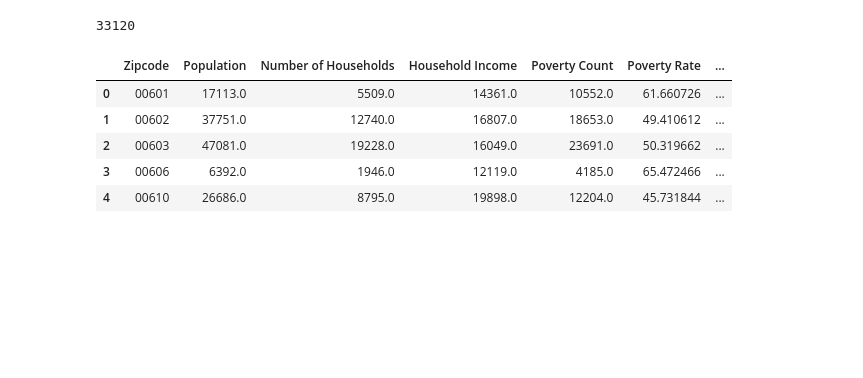
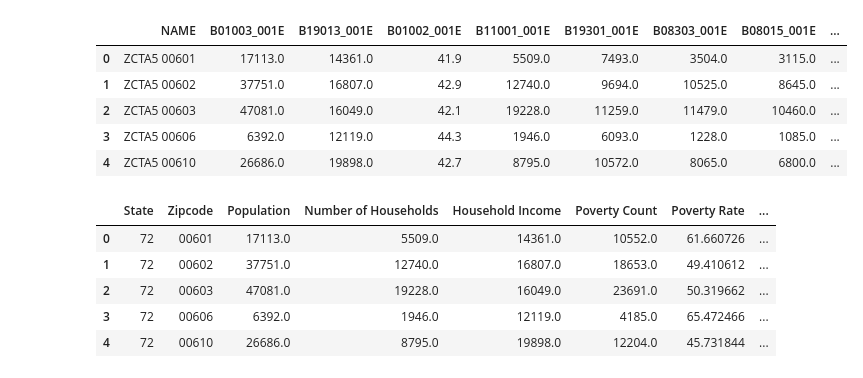
Before and after one commit to krissykodes/EVDisparity, a Jupyter notebook: EV_Disparity_hopeyoungblood/EVDisparity_hopeyoungblood.ipynb, the cells around one changed output. Cells and saved outputs as stored; diff of their text form; code cells hidden in the pictures; blank space fills up the shorter version.

Commit message:
census data

```diff
--- a/EV_Disparity_hopeyoungblood/EVDisparity_hopeyoungblood.ipynb
+++ b/EV_Disparity_hopeyoungblood/EVDisparity_hopeyoungblood.ipynb
@@ -29,43 +29,38 @@ c = Census(api_key, year=2019)
 # %%
 census_data = c.acs5.get(("NAME", "B01003_001E", "B19013_001E", "B01003_001E", "B01002_001E", "B11001_001E",
                           "B19301_001E", "B08303_001E", "B08015_001E",
                           "B17001_002E"), {'for': 'zip code tabulation area:*'})
 
-# Convert to DataFrame
+# # Convert to DataFrame
 census_pd = pd.DataFrame(census_data)
-
-# Column Reordering
-census_pd = census_pd.rename(columns={"B01003_001E": "Population",
-                                      "B11001_001E": "Number of Households",
-                                      "B19013_001E": "Household Income",
-#                                       "B19301_001E": "Per Capita Income",
-                                      "B17001_002E": "Poverty Count",
-                                      "B08303_001E": "Total Commute Time",
-                                      "B08015_001E": "Total Vehicles",
-                                      "NAME": "Name", "zip code tabulation area": "Zipcode"})
-# state =
-
-census_pd["Poverty Rate"] = 100 * \
-    census_pd["Poverty Count"].astype(
-        int) / census_pd["Population"].astype(int)
-
-census_pd["Average Vehicles per Household"] = census_pd["Total Vehicles"] / census_pd["Number of Households"]
-
-census_pd["Average Commute Time"] = census_pd["Total Commute Time"] / census_pd["Number of Households"]
-
-census_pd = census_pd[["Zipcode", "Population", "Number of Households",
-                       "Household Income", "Poverty Count", "Poverty Rate",
-                       "Total Commute Time", "Average Commute Time",
-                       "Total Vehicles", "Average Vehicles per Household"]]
-
-# Visualize
-print(len(census_pd))
 census_pd.head()
 # %% [output]
-33120
-|  | Zipcode | Population | Number of Households | Household Income | Poverty Count | Poverty Rate | ... |
-| 0 | 00601 | 17113.0 | 5509.0 | 14361.0 | 10552.0 | 61.660726 | ... |
-| 1 | 00602 | 37751.0 | 12740.0 | 16807.0 | 18653.0 | 49.410612 | ... |
-| 2 | 00603 | 47081.0 | 19228.0 | 16049.0 | 23691.0 | 50.319662 | ... |
-| 3 | 00606 | 6392.0 | 1946.0 | 12119.0 | 4185.0 | 65.472466 | ... |
-| 4 | 00610 | 26686.0 | 8795.0 | 19898.0 | 12204.0 | 45.731844 | ... |
+|  | NAME | B01003_001E | B19013_001E | B01002_001E | B11001_001E | B19301_001E | B08303_001E | B08015_001E | ... |
+| 0 | ZCTA5 00601 | 17113.0 | 14361.0 | 41.9 | 5509.0 | 7493.0 | 3504.0 | 3115.0 | ... |
+| 1 | ZCTA5 00602 | 37751.0 | 16807.0 | 42.9 | 12740.0 | 9694.0 | 10525.0 | 8645.0 | ... |
+| 2 | ZCTA5 00603 | 47081.0 | 16049.0 | 42.1 | 19228.0 | 11259.0 | 11479.0 | 10460.0 | ... |
+| 3 | ZCTA5 00606 | 6392.0 | 12119.0 | 44.3 | 1946.0 | 6093.0 | 1228.0 | 1085.0 | ... |
+| 4 | ZCTA5 00610 | 26686.0 | 19898.0 | 42.7 | 8795.0 | 10572.0 | 8065.0 | 6800.0 | ... |
+# %%
+# Column Reordering
+census_pd = census_pd.rename(columns={"NAME": "State",
+                                      "state": "State",
+                                      "B01003_001E": "Population",
+                                      "B11001_001E": "Number of Households",
+                                      "B19013_001E": "Household Income",
+#                                       "B19301_001E": "Per Capita Income",
+                                      "B17001_002E": "Poverty Count",
+                                      "B08303_001E": "Total Commute Time",
+                                      "B08015_001E": "Total Vehicles",
+                                      "NAME": "Name", "zip code tabulation area": "Zipcode"})
+
+
+
+census_pd.head()
+# %% [output]
+|  | State | Zipcode | Population | Number of Households | Household Income | Poverty Count | Poverty Rate | ... |
+| 0 | 72 | 00601 | 17113.0 | 5509.0 | 14361.0 | 10552.0 | 61.660726 | ... |
+| 1 | 72 | 00602 | 37751.0 | 12740.0 | 16807.0 | 18653.0 | 49.410612 | ... |
+| 2 | 72 | 00603 | 47081.0 | 19228.0 | 16049.0 | 23691.0 | 50.319662 | ... |
+| 3 | 72 | 00606 | 6392.0 | 1946.0 | 12119.0 | 4185.0 | 65.472466 | ... |
+| 4 | 72 | 00610 | 26686.0 | 8795.0 | 19898.0 | 12204.0 | 45.731844 | ... |
```
Also changed, not shown: parts of 4 cells of this notebook, 1 other file.
